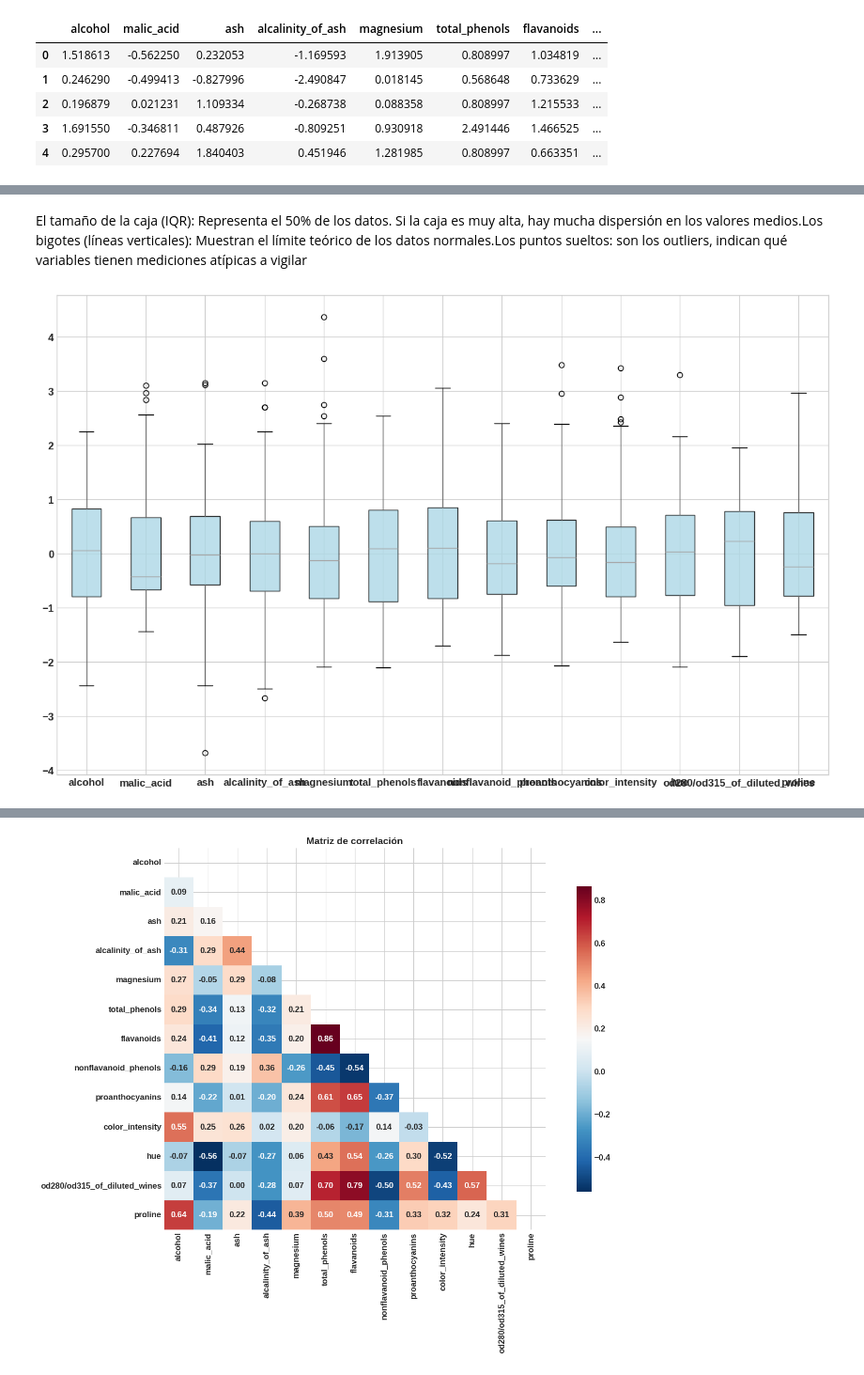
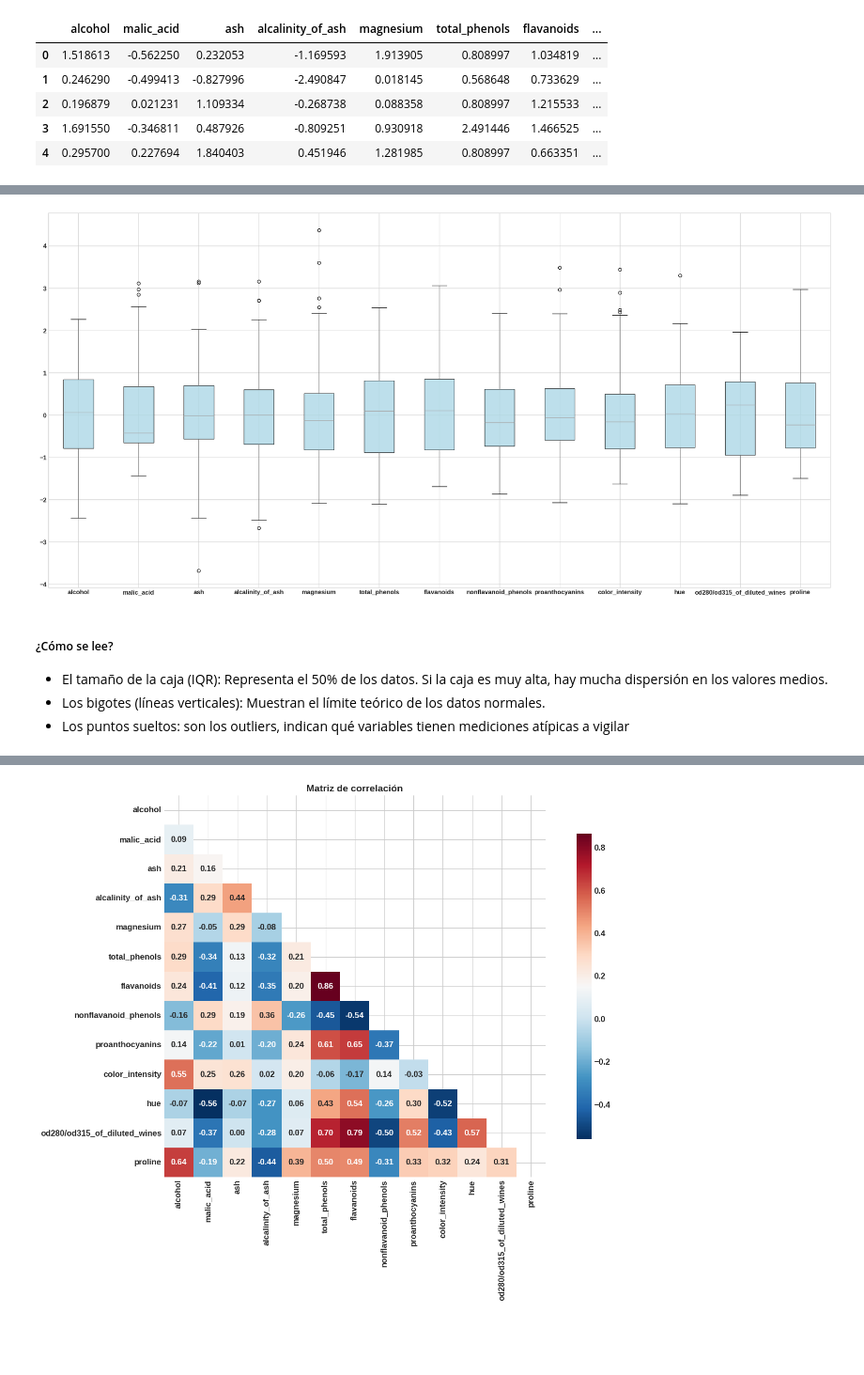
Before and after one commit to nightsky18/Aprendizaje-de-maquinas, a Jupyter notebook: Cuaderno_2_Wine.ipynb, the cells around one changed output, grey strips where cells are left out. Shown at 94% size. Cells and saved outputs as stored; diff of their text form; code cells hidden in the pictures; blank space fills up the shorter version.

```diff
--- a/Cuaderno_2_Wine.ipynb
+++ b/Cuaderno_2_Wine.ipynb
@@ -207,2 +364,9 @@ x_scaled.head()
+# %%
+fig, ax= plt.subplots(figsize=(27,13))
+x_scaled.boxplot(ax= ax, vert=True,patch_artist=True, boxprops = dict(facecolor='lightblue', alpha =0.8))
+plt.show()
+# %% [output]
+[figure, added]
 # %% [markdown]
-El tamaño de la caja (IQR): Representa el 50% de los datos. Si la caja es muy alta, hay mucha dispersión en los valores medios.
+##### ¿Cómo se lee?
+- El tamaño de la caja (IQR): Representa el 50% de los datos. Si la caja es muy alta, hay mucha dispersión en los valores medios.
@@ -210 +374 @@ El tamaño de la caja (IQR): Representa el 50% de los datos. Si la caja es muy a
-Los bigotes (líneas verticales): Muestran el límite teórico de los datos normales.
+- Los bigotes (líneas verticales): Muestran el límite teórico de los datos normales.
@@ -212,7 +376 @@ Los bigotes (líneas verticales): Muestran el límite teórico de los datos norm
-Los puntos sueltos: son los outliers,  indican qué variables tienen mediciones atípicas a vigilar
+- Los puntos sueltos: son los outliers,  indican qué variables tienen mediciones atípicas a vigilar
-# %%
-fig, ax= plt.subplots(figsize=(16,10))
-x_scaled.boxplot(ax= ax, vert=True,patch_artist=True, boxprops = dict(facecolor='lightblue', alpha =0.8))
-plt.show()
-# %% [output]
-[figure, removed]
```
Also changed, not shown: parts of 44 cells of this notebook.
